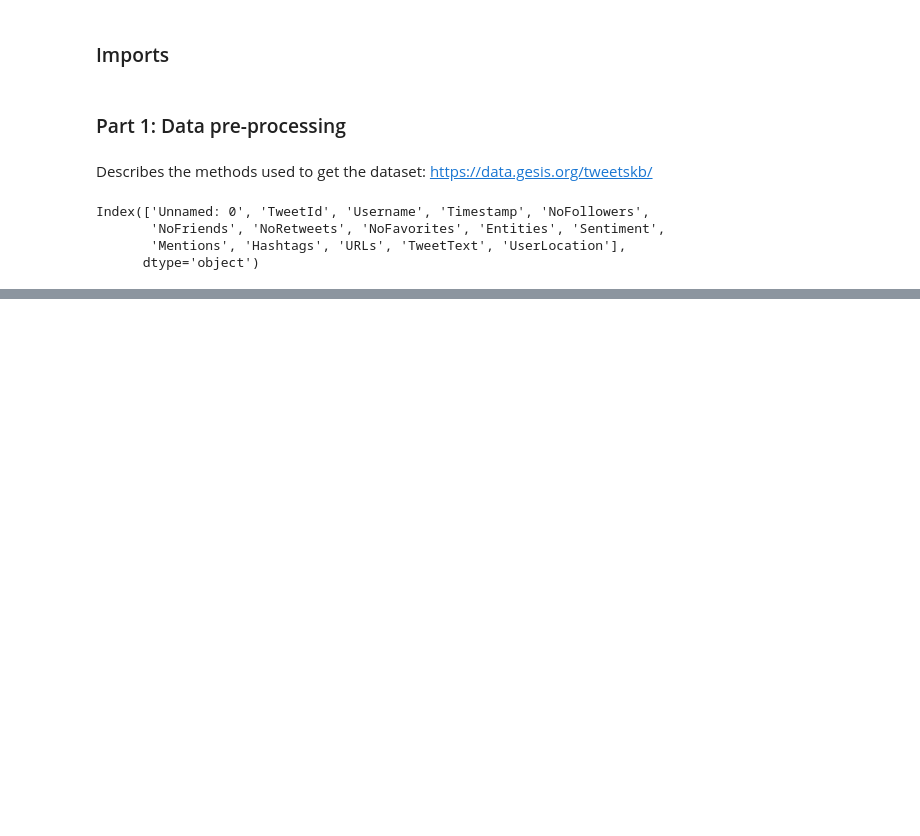
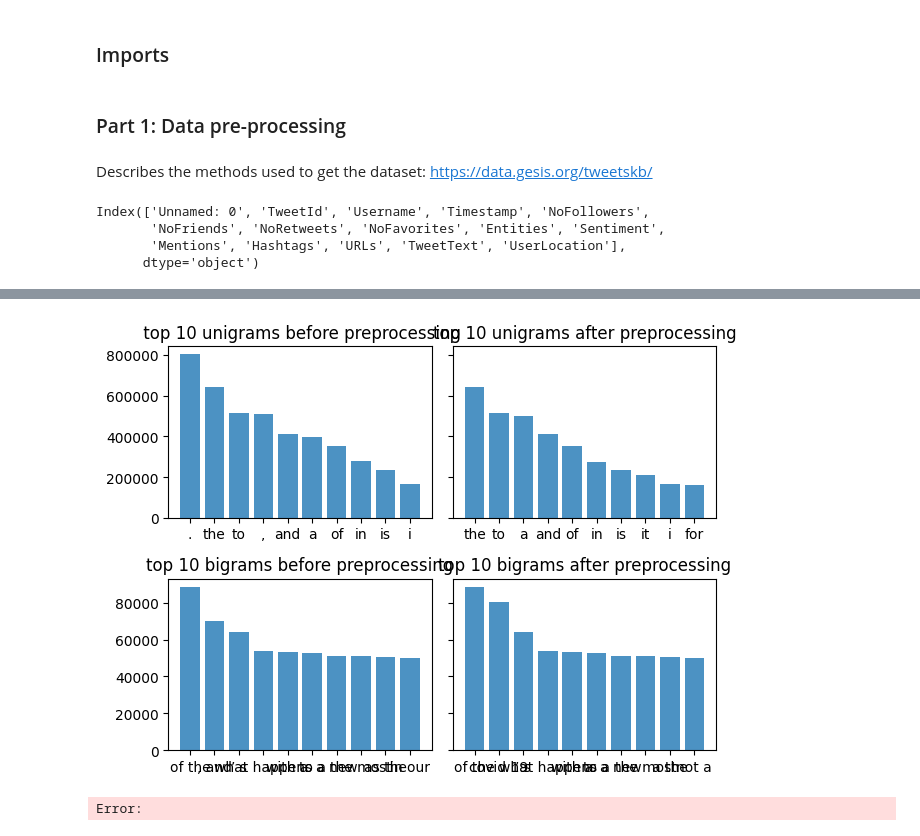
Before and after one commit to richdanis/ML4H, a Jupyter notebook: Project 2/Part 1.ipynb, the cells around one changed output, grey strips where cells are left out. Cells and saved outputs as stored; diff of their text form; code cells hidden in the pictures; blank space fills up the shorter version.

Commit message:
Preprocessing, Q1, some plots of Q2

```diff
--- a/Project 2/Part 1.ipynb
+++ b/Project 2/Part 1.ipynb
@@ -44,0 +89,40 @@ Name: TweetText, dtype: object
+# %%
+raw_data = raw_data[raw_data['TweetText'].notnull()]
+# %%
+# takes 7 minutes on my laptop
+raw_tweets = raw_data['TweetText'].tolist()
+raw_tokenized_tweets = p.tokenization(raw_tweets)
+# %%
+raw_unigrams = ngram_freq(raw_tokenized_tweets, 1)
+raw_bigrams = ngram_freq(raw_tokenized_tweets, 2)
+bigrams = ngram_freq(tokenized_tweets, 2)
+# %%
+pos = [i for i in range(10)]
+# %%
+fig, ax = plt.subplots(2, 2, sharey='row')
+
+titles = [' top 10 unigrams before preprocessing', 'top 10 unigrams after preprocessing', 'top 10 bigrams before preprocessing', 'top 10 bigrams after preprocessing']
+grams = [raw_unigrams, unigrams, raw_bigrams, bigrams]
+
+for i, (title, gram) in enumerate(zip(titles, grams)):
+
+    words = [gram[j][0][0] for j in range(10)]
+    if i > 1:
+        words = [' '.join(gram[j][0]) for j in range(10)]
+    freq = [gram[j][1] for j in range(10)]
+
+    font {'fontsize': rcParams['axes.titlesize'],
+    'fontweight' : rcParams['axes.titleweight'],
+    'verticalalignment': 'baseline',
+    'horizontalalignment': loc}
+
+    ax[i//2][i % 2].bar(pos, freq, align='center', alpha=0.8)
+    ax[i//2][i % 2].set_xticks(pos)
+    ax[i//2][i % 2].set_xticklabels(words)
+    ax[i//2][i % 2].set_title(title)
+
+plt.tight_layout()
+plt.show()
+# %% [output]
+[figure, added]
+Error:
```
Also changed, not shown: parts of 11 cells of this notebook, 5 other files.
